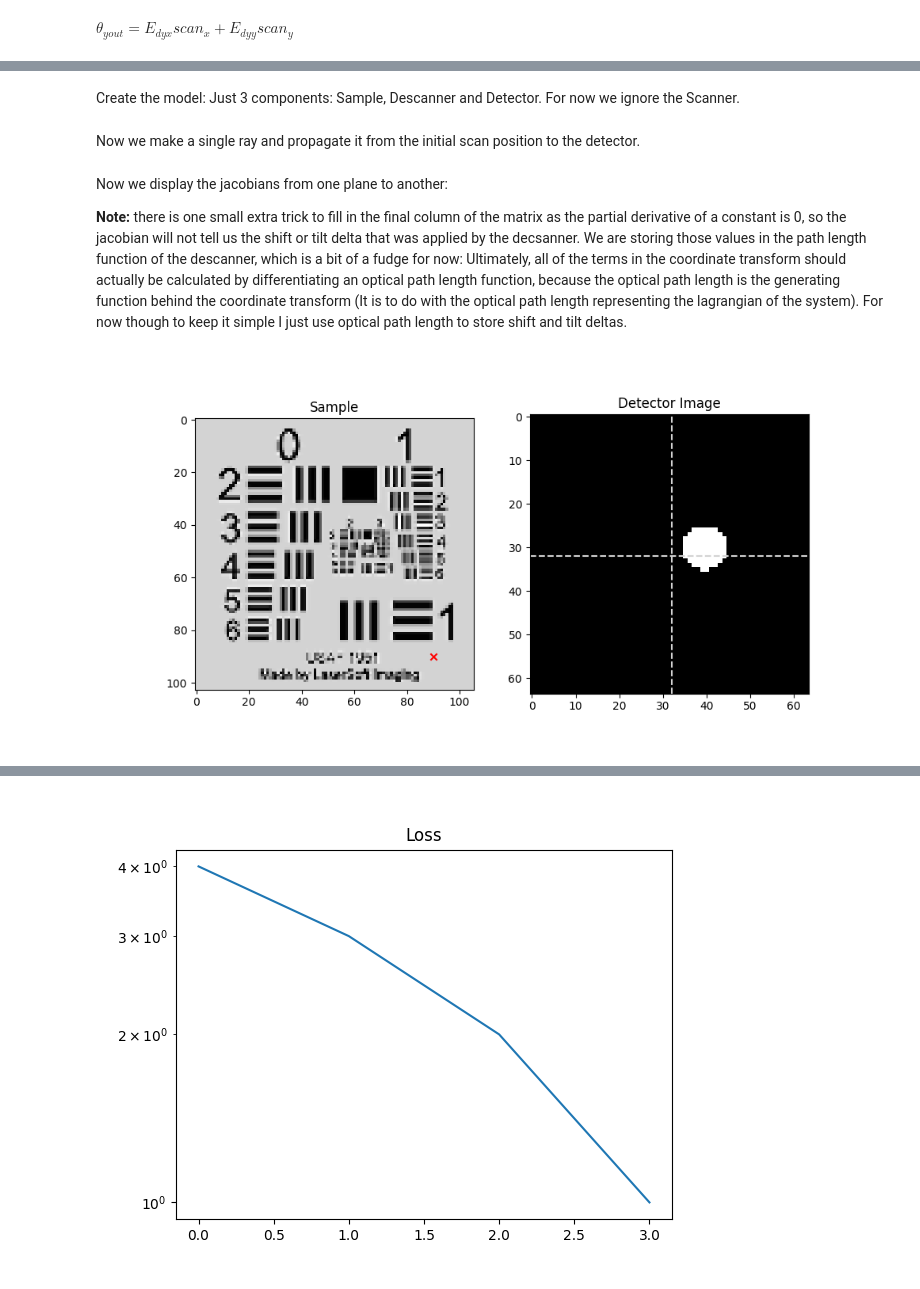
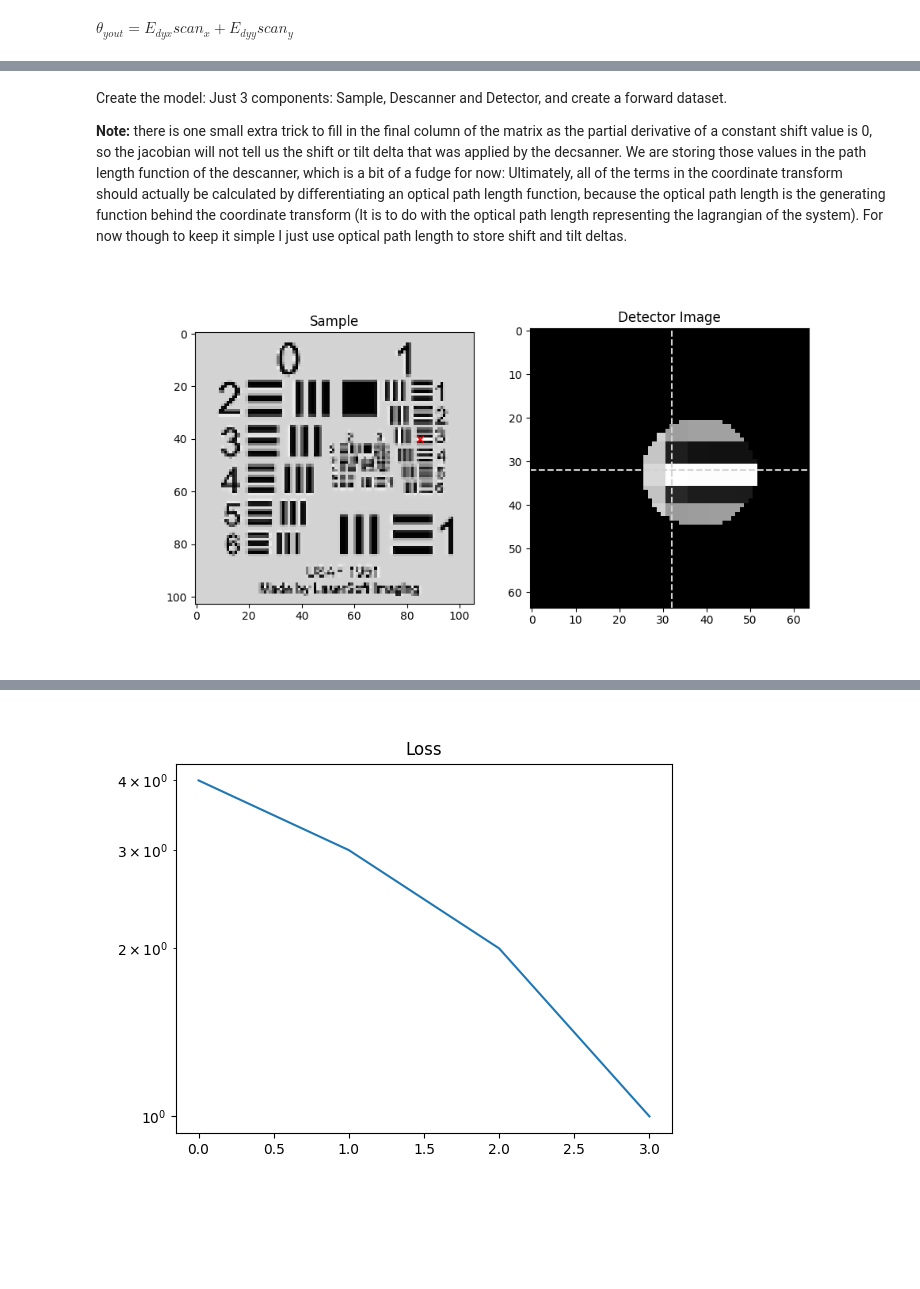
Before and after one commit to TemGym/TemGym, a Jupyter notebook: examples/jax_examples/4Dstem.ipynb, the cells around one changed output, grey strips where cells are left out. Saved outputs shown, nothing was run; the diff lists cells and outputs as text; code cells hidden in the pictures; blank space fills up the shorter version.

Commit message:
Added some comments to the 4DSTEM model, and started trying to figure out how to select what gradients we want.

```diff
--- a/examples/jax_examples/4Dstem.ipynb
+++ b/examples/jax_examples/4Dstem.ipynb
@@ -260,10 +271,10 @@ Ultimately, I think that in the linear case this should be the transfer matrix o
 # %%
-# Linear Descan Error #1, 1, 0, 0 represents no descan tilt error in x, y, dx or dy.
-descan_error = [3, 4, 2, -4] # Axx, Ayy, Cxx, Cyy - these are the coefficients which will eventually end up in this transfer matrix.
+# Linear Descan Error #1, 1, 0, 0 represents no descan pos or tilt error
+descan_error = [3, 4, 2, -4] # Axx, Ayy, Cxx, Cyy coefficients in transfer matrix
 
-#Set up some parameters for the simulation
+#Set up the parameters for the simulation
 defocus = 0.01
-semi_conv = 0.01
+semi_conv = 0.025
 camera_length = 1.0
 scan_size = sample_image_shape
 det_size = (64, 64)
@@ -293,7 +304,7 @@ def run_model_for_jacobians(ray, model):
             'jacobian': jacobian
         })
 
-    # Modify the jacobian matrices to include shifts calculated
+    # Edit the jacobian matrices to include shifts calculated
     # from the opl derivative
     each_ABCD = [] #ABCD matrices at each component
     total_ABCD = jnp.eye(5)
@@ -301,9 +312,9 @@ def run_model_for_jacobians(ray, model):
     for jacobian in model_jacobians:
         ray_jacobian = jacobian['jacobian'] #dr_out/dr_in
         shift_vectors = ray_jacobian.pathlength.matrix # This is the shift vector for each ray, dopl_out/dr_in
-        ABCD = ray_jacobian.matrix.matrix
+        ABCD = ray_jacobian.matrix.matrix # This is the ABCD matrix for each ray, dr_out/dr_in
         ABCD = ABCD.at[0, :, -1].set(shift_vectors[0, :])
-        ABCD = ABCD.at[0, -1, -1].set(1.0)
+        ABCD = ABCD.at[0, -1, -1].set(1.0) #
         each_ABCD.append(ABCD)
         total_ABCD = ABCD @ total_ABCD
 
@@ -351,7 +362,7 @@ def find_input_slopes_that_that_hit_detpx_from_pt_source_with_semiconv(pixel_coo
     Args:
     - pixel_coords (jnp.array): A (N, 2) array of pixel coordinates in y, x format.
     - scan_pos (jnp.array): A (2,) array of the scan position in x and y format.
-    - semi_conv (float): The semi-convergence angle of the point source.
+    - semi_conv (float): The semi-convergence angle of the point source.q
     - transformation_matrix (jnp.array): A (5, 5) transformation matrix.
     """
     # We rely on the fact that theta_x_in**2 + theta_y_in**2 = semi_conv**2,
@@ -416,14 +427,11 @@ def map_px_on_sample_to_detector(sample_image, detector_image,
     det_image = detector_image.at[(det_pixel_ys, det_pixel_xs)].set(sample_px_hit_by_rays)
 
     return det_image
-# %% [markdown]
-Create the model: Just 3 components: Sample, Descanner and Detector. For now we ignore the Scanner.
-# %% [markdown]
-Now we make a single ray and propagate it from the initial scan position to the detector.
 # %% [markdown]
-Now we display the jacobians from one plane to another:
+Create the model: Just 3 components: Sample, Descanner and Detector, and create a forward dataset.
 
-**Note:** there is one small extra trick to fill in the final column of the matrix as the partial derivative of a constant is 0, so the jacobian will not tell us the shift or tilt delta that was applied by the decsanner. We are storing those values in the path length function of the descanner, which is a bit of a fudge for now: Ultimately, all of the terms in the coordinate transform should actually be calculated by differentiating an optical path length function, because the optical path length is the generating function behind the coordinate transform (It is to do with the optical path length representing the lagrangian of the system). For now though to keep it simple I just use optical path length to store shift and tilt deltas.
+
+**Note:** there is one small extra trick to fill in the final column of the matrix as the partial derivative of a constant shift value is 0, so the jacobian will not tell us the shift or tilt delta that was applied by the decsanner. We are storing those values in the path length function of the descanner, which is a bit of a fudge for now: Ultimately, all of the terms in the coordinate transform should actually be calculated by differentiating an optical path length function, because the optical path length is the generating function behind the coordinate transform (It is to do with the optical path length representing the lagrangian of the system). For now though to keep it simple I just use optical path length to store shift and tilt deltas.
 # %%
 InputPlane = comp.InputPlane(z=crossover_z)
 Sample = comp.Sample(z=jnp.array([defocus]), complex_image=sample_image, pixel_size=scan_px_size)
@@ -513,21 +522,21 @@ for scan_idx_y in tqdm.trange(sample_image_shape[0], desc='Scan Y'):
 
         fourdstem_array[scan_idx_y, scan_idx_x] = det_image
 # %%
-scan_idx_x, scan_idx_y = 90, 90
+scan_idx_x, scan_idx_y = 85, 40
 det_image_selected = fourdstem_array[scan_idx_y, scan_idx_x]
 fig, ax = plt.subplots(1, 2, figsize=(10, 5))
 ax[0].imshow(np.abs(sample_image),
              cmap='gray')
 ax[0].scatter(scan_idx_x, scan_idx_y, c='r', marker='x', alpha=1)
 ax[0].set_title('Sample')
 
 ax[1].imshow(np.abs(det_image_selected), cmap='gray')
 ax[1].axhline(detector_image.shape[0]/2, color='lightgrey', linestyle='--')
 ax[1].axvline(detector_image.shape[1]/2, color='lightgrey', linestyle='--')
 ax[1].set_title('Detector Image')
 plt.show()
 # %% [output]
-[figure, old version]
+[figure, new version]
 # %%
 num_rays = xs.shape[-1]
 plt.figure()
```
Also changed, not shown: parts of 13 cells of this notebook, 1 other file.
